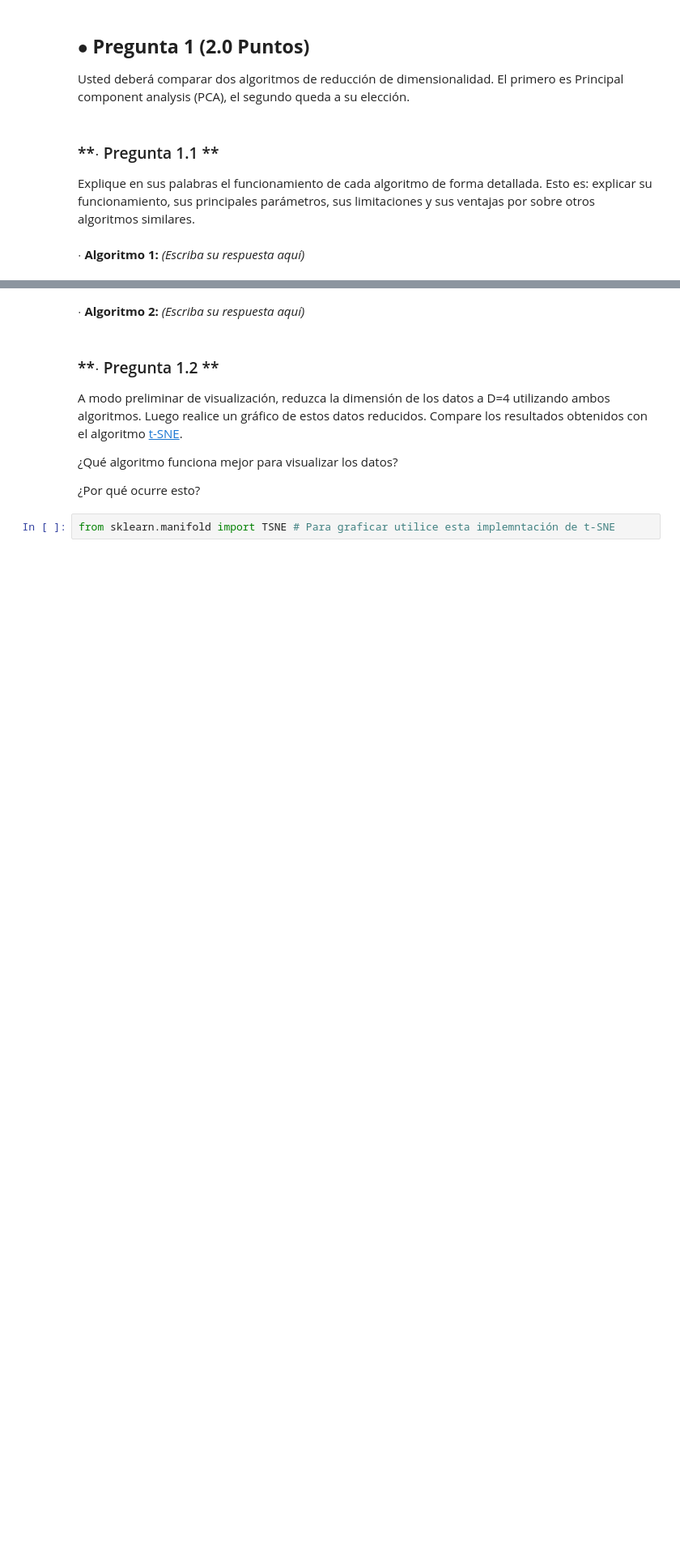
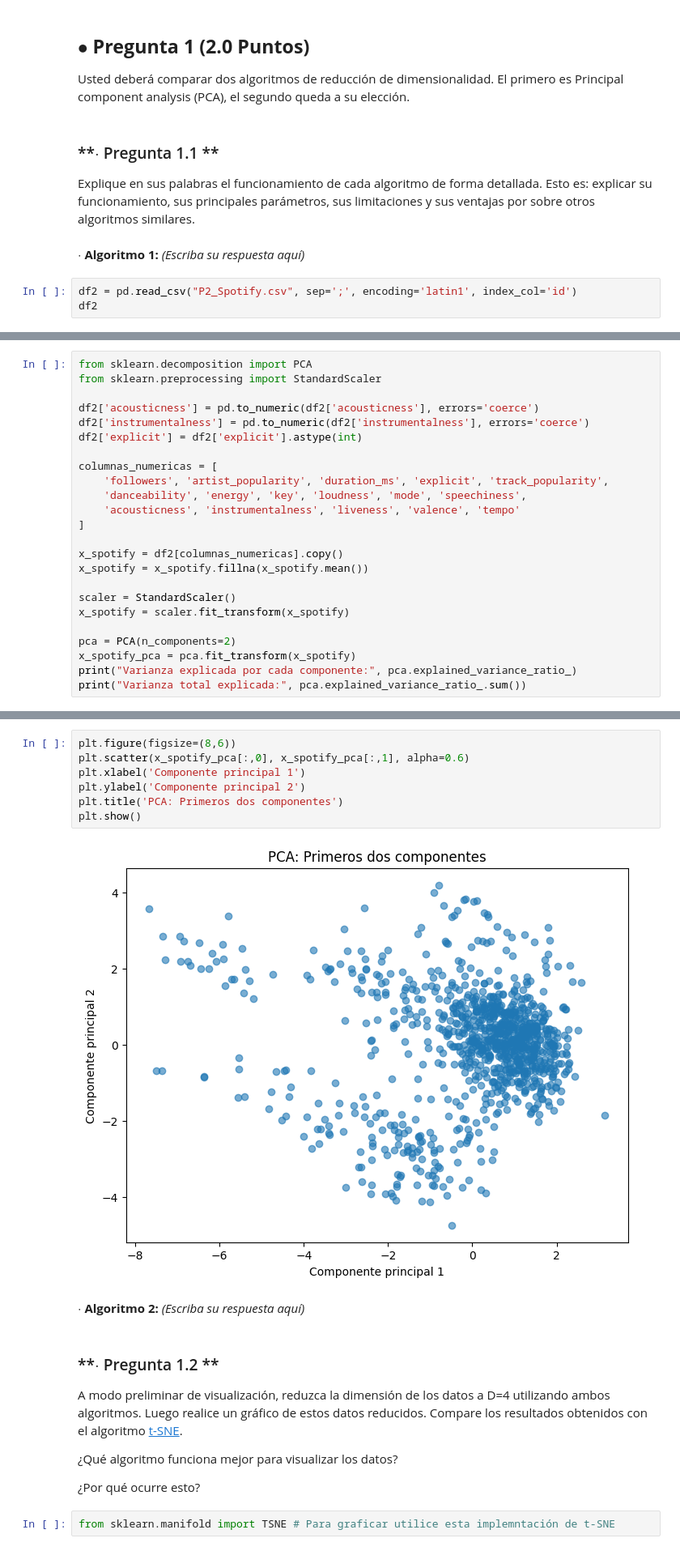
Before and after one commit to Nikolexion/Tarea2Datos, a Jupyter notebook: Tarea2_AD2025.ipynb, the cells around one changed output, grey strips where cells are left out. Shown: that part at 81% size. Saved outputs shown, nothing was run; the diff lists cells and outputs as text; blank space fills up the shorter version.

```diff
--- a/Tarea2_AD2025.ipynb
+++ b/Tarea2_AD2025.ipynb
@@ -127,3 +554,6 @@ Usted deberá comparar dos algoritmos de reducción de dimensionalidad. El prime
 Explique en sus palabras el funcionamiento de cada algoritmo de forma detallada. Esto es: explicar su funcionamiento, sus principales parámetros, sus limitaciones y sus ventajas por sobre otros algoritmos similares.
 # %% [markdown]
 **$\cdot$ Algoritmo 1:** *(Escriba su respuesta aquí)*
+# %%
+df2 = pd.read_csv("P2_Spotify.csv", sep=';', encoding='latin1', index_col='id')
+df2
@@ -129,0 +605,24 @@ Explique en sus palabras el funcionamiento de cada algoritmo de forma detallada.
+# %%
+from sklearn.decomposition import PCA
+from sklearn.preprocessing import StandardScaler
+
+df2['acousticness'] = pd.to_numeric(df2['acousticness'], errors='coerce')
+df2['instrumentalness'] = pd.to_numeric(df2['instrumentalness'], errors='coerce')
+df2['explicit'] = df2['explicit'].astype(int)
+
+columnas_numericas = [
+    'followers', 'artist_popularity', 'duration_ms', 'explicit', 'track_popularity',
+    'danceability', 'energy', 'key', 'loudness', 'mode', 'speechiness',
+    'acousticness', 'instrumentalness', 'liveness', 'valence', 'tempo'
+]
+
+x_spotify = df2[columnas_numericas].copy()
+x_spotify = x_spotify.fillna(x_spotify.mean())
+
+scaler = StandardScaler()
+x_spotify = scaler.fit_transform(x_spotify)
+
+pca = PCA(n_components=2)
+x_spotify_pca = pca.fit_transform(x_spotify)
+print("Varianza explicada por cada componente:", pca.explained_variance_ratio_)
+print("Varianza total explicada:", pca.explained_variance_ratio_.sum())
@@ -130,3 +632,12 @@ Explique en sus palabras el funcionamiento de cada algoritmo de forma detallada.
+# %%
+plt.figure(figsize=(8,6))
+plt.scatter(x_spotify_pca[:,0], x_spotify_pca[:,1], alpha=0.6)
+plt.xlabel('Componente principal 1')
+plt.ylabel('Componente principal 2')
+plt.title('PCA: Primeros dos componentes')
+plt.show()
+# %% [output]
+[figure, added]
 # %% [markdown]
 **$\cdot$ Algoritmo 2:** *(Escriba su respuesta aquí)*
 # %% [markdown]
```
Also changed, not shown: parts of 39 cells of this notebook.
